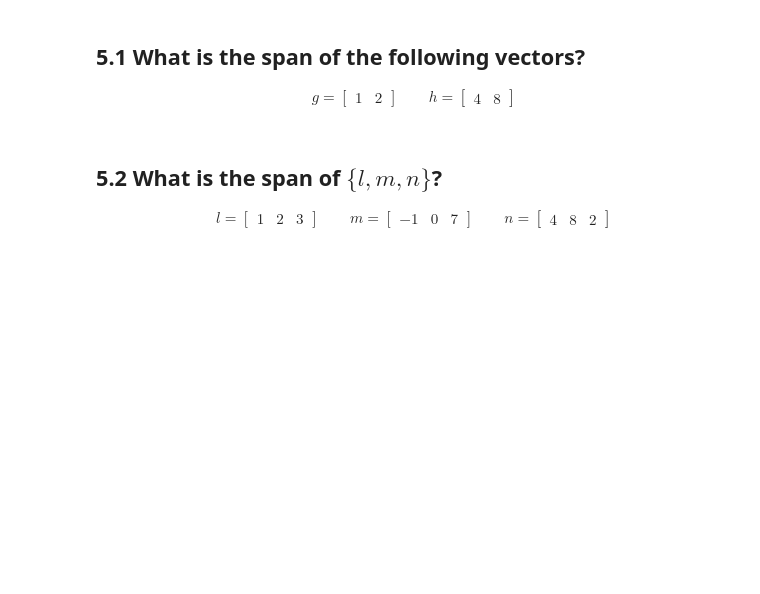
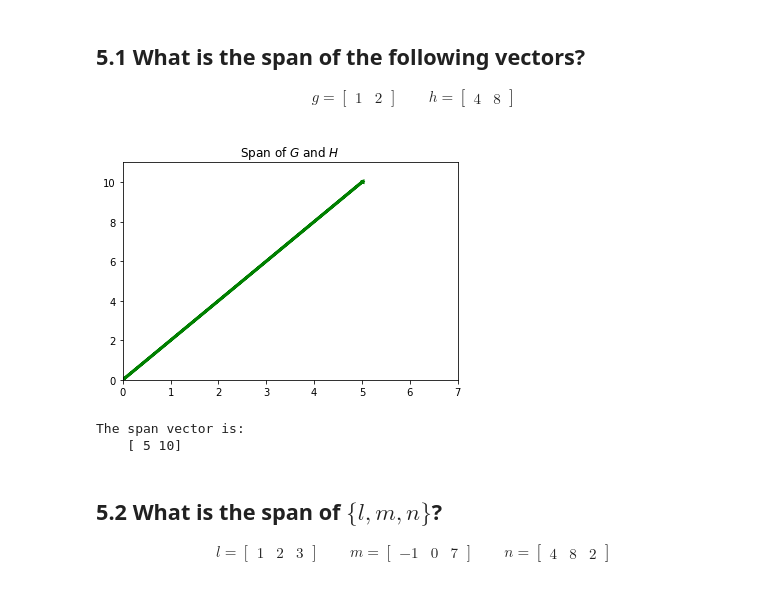
Before and after one commit to anthonymurphysr/DS-Unit-1-Sprint-3-Linear-Algebra, a Jupyter notebook: LS_DS_132_Intermediate_Linear_Algebra_Assignment.ipynb, the cells around one changed output. Cells and saved outputs as stored; diff of their text form; code cells hidden in the pictures; blank space fills up the shorter version.

```diff
--- a/LS_DS_132_Intermediate_Linear_Algebra_Assignment.ipynb
+++ b/LS_DS_132_Intermediate_Linear_Algebra_Assignment.ipynb
@@ -120,6 +321,28 @@ g = \begin{bmatrix} 1 & 2 \end{bmatrix}
 \qquad
 h = \begin{bmatrix} 4 & 8 \end{bmatrix}
 \end{align}
+# %%
+g = np.array([1,2])
+h = np.array([4,8])
+
+# Linear Combination
+span = g + h
+
+# Axis Bounds
+plt.xlim(0,7)
+plt.ylim(0,11)
+
+# Plot Span
+plt.arrow(0,0, *span, linewidth=3, head_width=.05, head_length=0.05, color ='green')
+plt.title("Span of $G$ and $H$")
+plt.show()
+
+# Print span vector
+print('The span vector is:\n   ', span)
+# %% [output]
+[figure, added]
+The span vector is:
+    [ 5 10]
 # %% [markdown]
 ## 5.2 What is the span of $\{l, m, n\}$?
 
```
Also changed, not shown: parts of 17 cells of this notebook.
